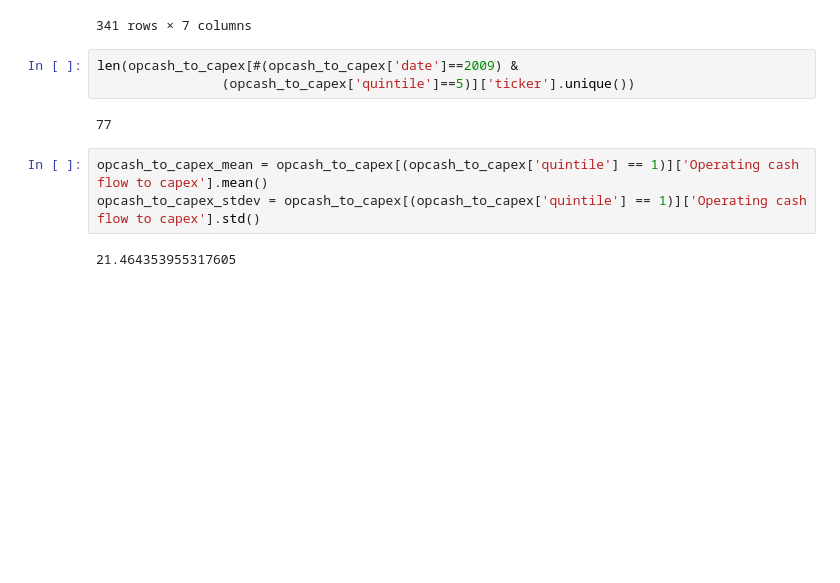
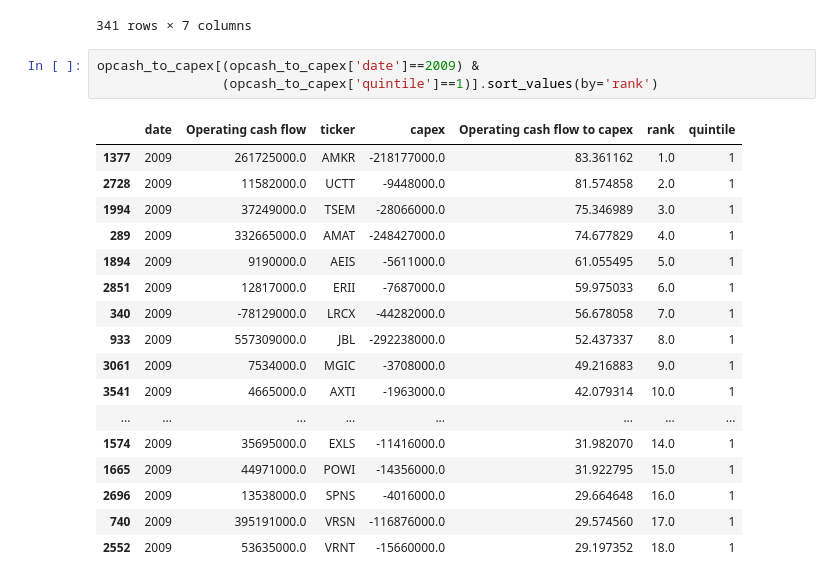
Before and after one commit to alisonands/Case-Study-A-data-driven-investment-analysis, a Jupyter notebook: data_gathering/analysis_opcash_to_capex.ipynb, the cells around one changed output. Cells and saved outputs as stored; diff of their text form; blank space fills up the shorter version.

```diff
--- a/data_gathering/analysis_opcash_to_capex.ipynb
+++ b/data_gathering/analysis_opcash_to_capex.ipynb
@@ -116,12 +120,23 @@ opcash_to_capex[#(opcash_to_capex['date']==2009) &
 | 1841 | 2023 | 2.799380e+08 | ENS | -8.877200e+07 | 31.711308 | 18.0 | 1 |
 341 rows × 7 columns
 # %%
-len(opcash_to_capex[#(opcash_to_capex['date']==2009) &
-                (opcash_to_capex['quintile']==5)]['ticker'].unique())
+opcash_to_capex[(opcash_to_capex['date']==2009) &
+                (opcash_to_capex['quintile']==1)].sort_values(by='rank')
 # %% [output]
-77
+|  | date | Operating cash flow | ticker | capex | Operating cash flow to capex | rank | quintile |
+| 1377 | 2009 | 261725000.0 | AMKR | -218177000.0 | 83.361162 | 1.0 | 1 |
+| 2728 | 2009 | 11582000.0 | UCTT | -9448000.0 | 81.574858 | 2.0 | 1 |
+| 1994 | 2009 | 37249000.0 | TSEM | -28066000.0 | 75.346989 | 3.0 | 1 |
+| 289 | 2009 | 332665000.0 | AMAT | -248427000.0 | 74.677829 | 4.0 | 1 |
+| 1894 | 2009 | 9190000.0 | AEIS | -5611000.0 | 61.055495 | 5.0 | 1 |
+| 2851 | 2009 | 12817000.0 | ERII | -7687000.0 | 59.975033 | 6.0 | 1 |
+| 340 | 2009 | -78129000.0 | LRCX | -44282000.0 | 56.678058 | 7.0 | 1 |
+| 933 | 2009 | 557309000.0 | JBL | -292238000.0 | 52.437337 | 8.0 | 1 |
+| 3061 | 2009 | 7534000.0 | MGIC | -3708000.0 | 49.216883 | 9.0 | 1 |
+| 3541 | 2009 | 4665000.0 | AXTI | -1963000.0 | 42.079314 | 10.0 | 1 |
+| ... | ... | ... | ... | ... | ... | ... | ... |
+| 1574 | 2009 | 35695000.0 | EXLS | -11416000.0 | 31.982070 | 14.0 | 1 |
+| 1665 | 2009 | 44971000.0 | POWI | -14356000.0 | 31.922795 | 15.0 | 1 |
+| 2696 | 2009 | 13538000.0 | SPNS | -4016000.0 | 29.664648 | 16.0 | 1 |
+| 740 | 2009 | 395191000.0 | VRSN | -116876000.0 | 29.574560 | 17.0 | 1 |
+| 2552 | 2009 | 53635000.0 | VRNT | -15660000.0 | 29.197352 | 18.0 | 1 |
-# %%
-opcash_to_capex_mean = opcash_to_capex[(opcash_to_capex['quintile'] == 1)]['Operating cash flow to capex'].mean()
-opcash_to_capex_stdev = opcash_to_capex[(opcash_to_capex['quintile'] == 1)]['Operating cash flow to capex'].std()
-# %% [output]
-21.464353955317605
```
Also changed, not shown: parts of 4 cells of this notebook, 2 other files.
